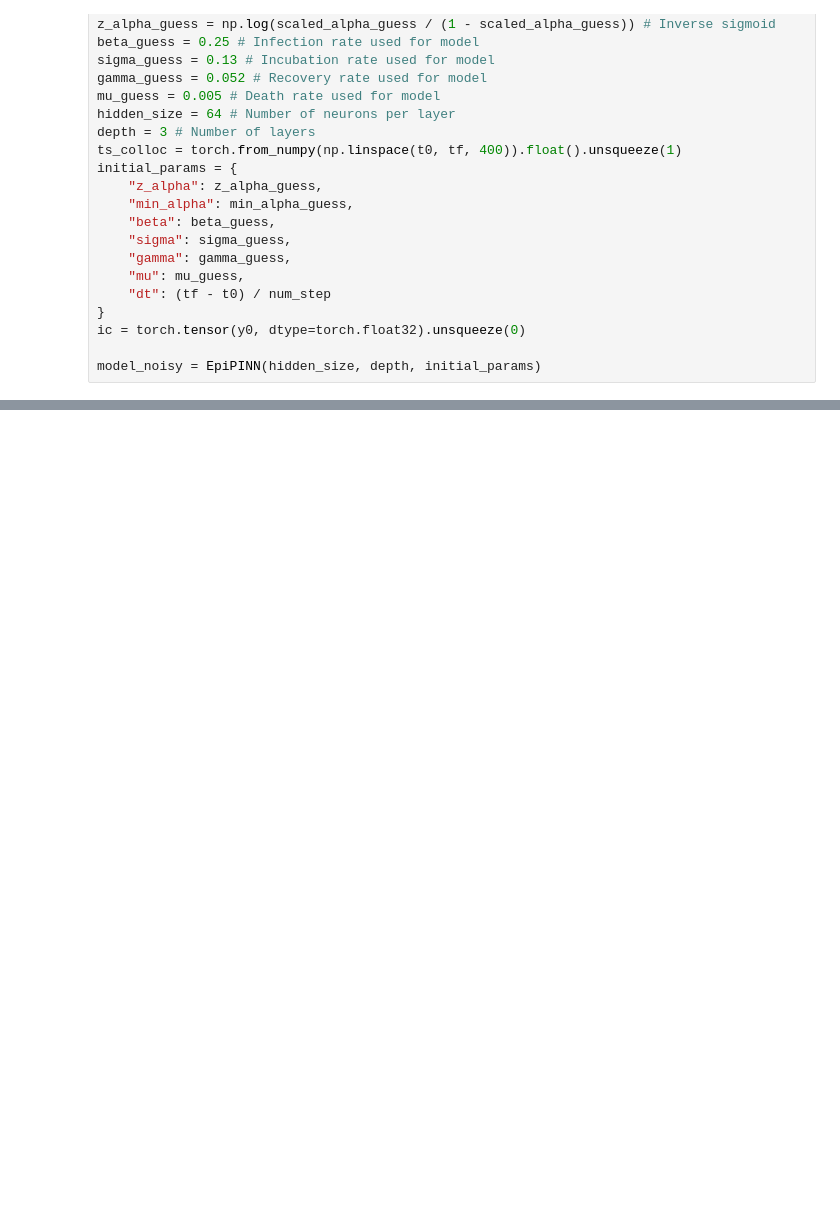
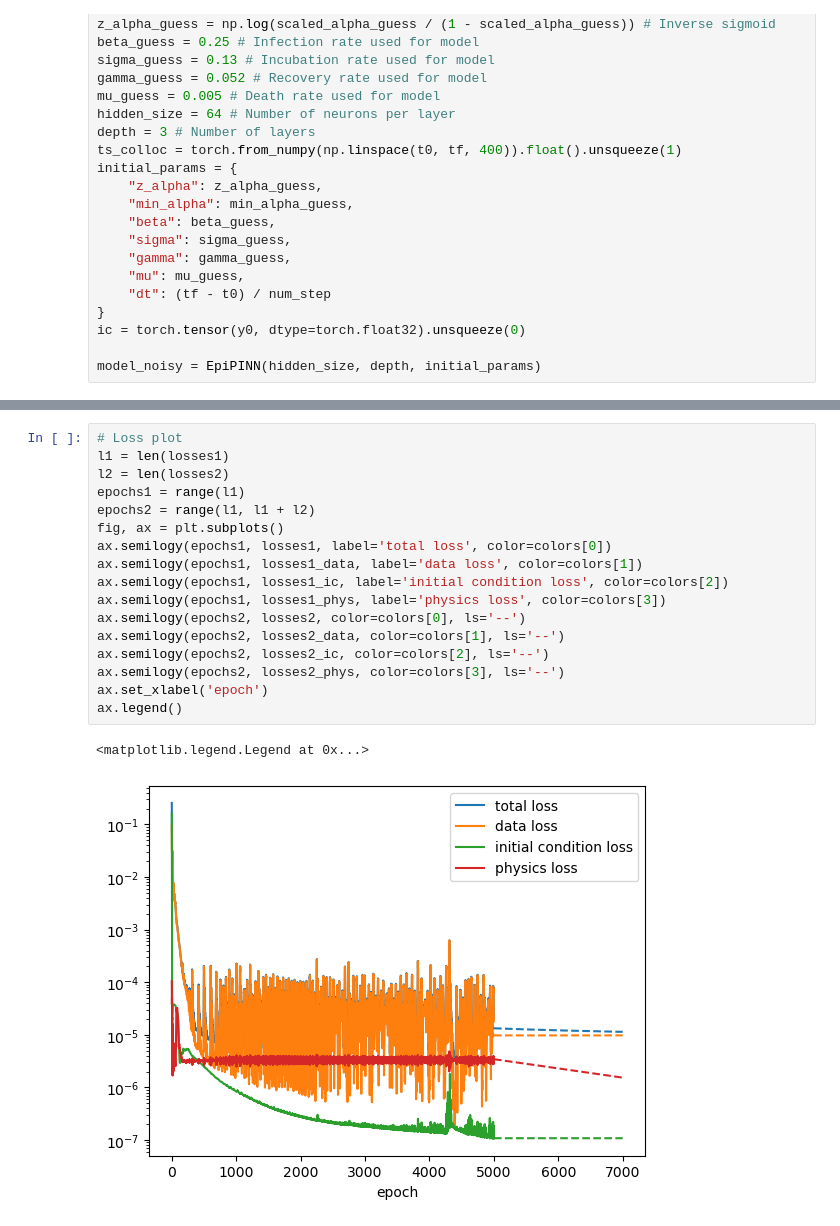
Before and after one commit to ashtonvcole/EpiPINN, a Jupyter notebook: EpiPINN.ipynb, the cells around one changed output, grey strips where cells are left out. Cells and saved outputs as stored; diff of their text form; blank space fills up the shorter version.

```diff
--- a/EpiPINN.ipynb
+++ b/EpiPINN.ipynb
@@ -886,0 +1107,20 @@ Text(0.5, 1.0, 'mu')
+# %%
+# Loss plot
+l1 = len(losses1)
+l2 = len(losses2)
+epochs1 = range(l1)
+epochs2 = range(l1, l1 + l2)
+fig, ax = plt.subplots()
+ax.semilogy(epochs1, losses1, label='total loss', color=colors[0])
+ax.semilogy(epochs1, losses1_data, label='data loss', color=colors[1])
+ax.semilogy(epochs1, losses1_ic, label='initial condition loss', color=colors[2])
+ax.semilogy(epochs1, losses1_phys, label='physics loss', color=colors[3])
+ax.semilogy(epochs2, losses2, color=colors[0], ls='--')
+ax.semilogy(epochs2, losses2_data, color=colors[1], ls='--')
+ax.semilogy(epochs2, losses2_ic, color=colors[2], ls='--')
+ax.semilogy(epochs2, losses2_phys, color=colors[3], ls='--')
+ax.set_xlabel('epoch')
+ax.legend()
+# %% [output]
+<matplotlib.legend.Legend at 0x...>
+[figure, added]
```
Also changed, not shown: parts of 23 cells of this notebook, 1 other file.
